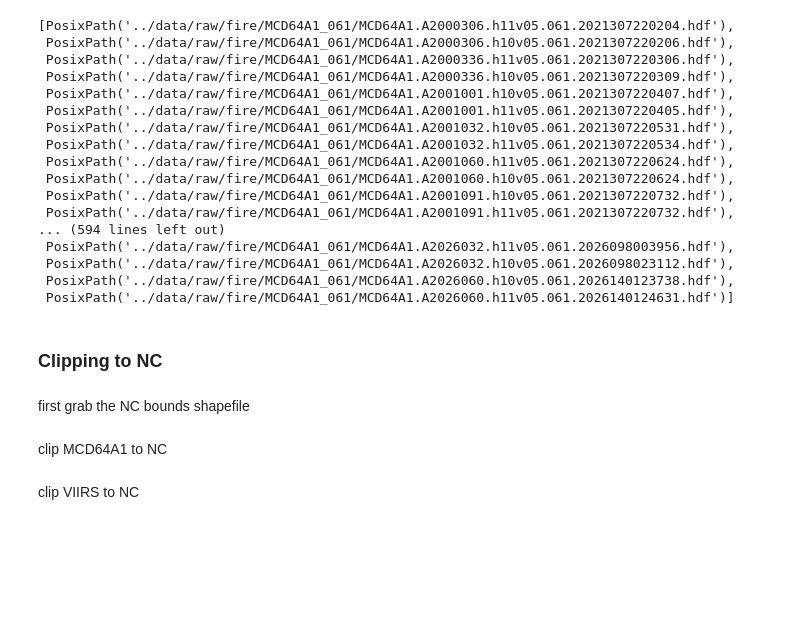
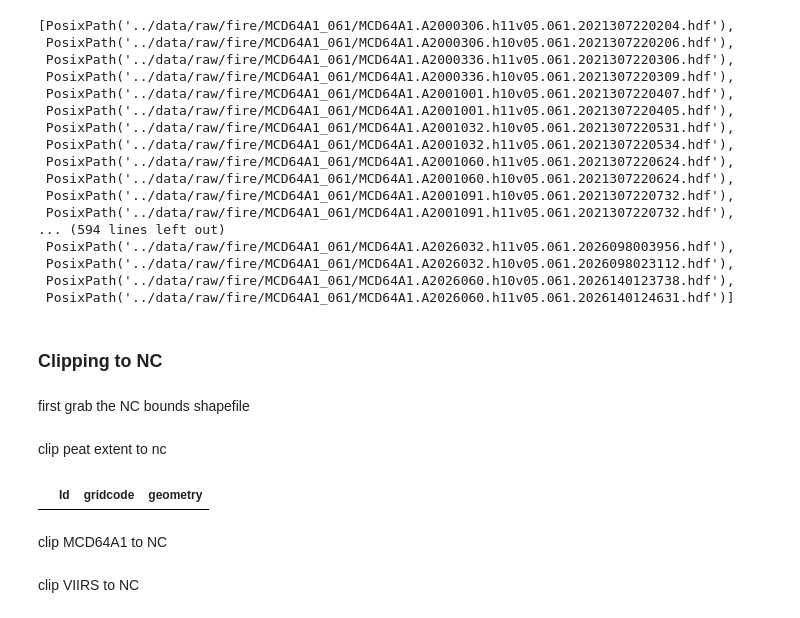
Before and after one commit to jimzhang629/peat_fire_stanback, a Jupyter notebook: notebooks/download_and_clip_data.ipynb, the cells around one changed output. Drawn from its saved outputs; the diff is of its cells as text; code cells hidden in the pictures; blank space fills up the shorter version.

```diff
--- a/notebooks/download_and_clip_data.ipynb
+++ b/notebooks/download_and_clip_data.ipynb
@@ -75,6 +76,15 @@ earthaccess.download(results, '../data/raw/fire/MCD64A1_061/')
 first grab the NC bounds shapefile
 # %%
 nc = gpd.read_file(data_path('processed', 'boundaries', 'nc_boundary.gpkg'))
+# %% [markdown]
+clip peat extent to nc
+# %%
+peat = gpd.read_file(data_path('raw', 'peat_extent', 'conus_histosol_major_percentage.shp'))
+peat_nc = clip_vector_to_mask_and_save(data_path('raw', 'peat_extent', 'conus_histosol_major_percentage.shp'), nc, data_path('processed', 'peat_extent', 'peat_nc.gpkg'))
+# %%
+peat_nc
+# %% [output]
+|  | Id | gridcode | geometry |
 # %% [markdown]
 clip MCD64A1 to NC
 # %%
```
Also changed, not shown: parts of 2 cells of this notebook, 1 other file.
